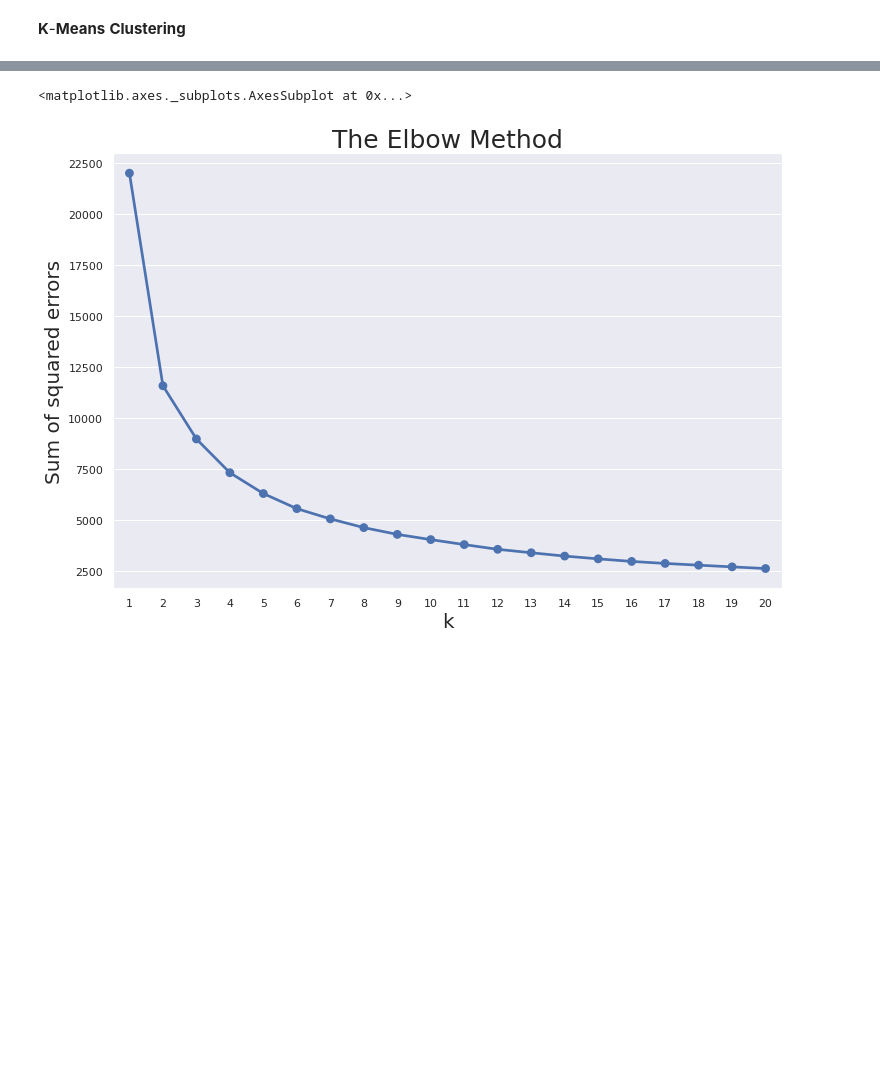
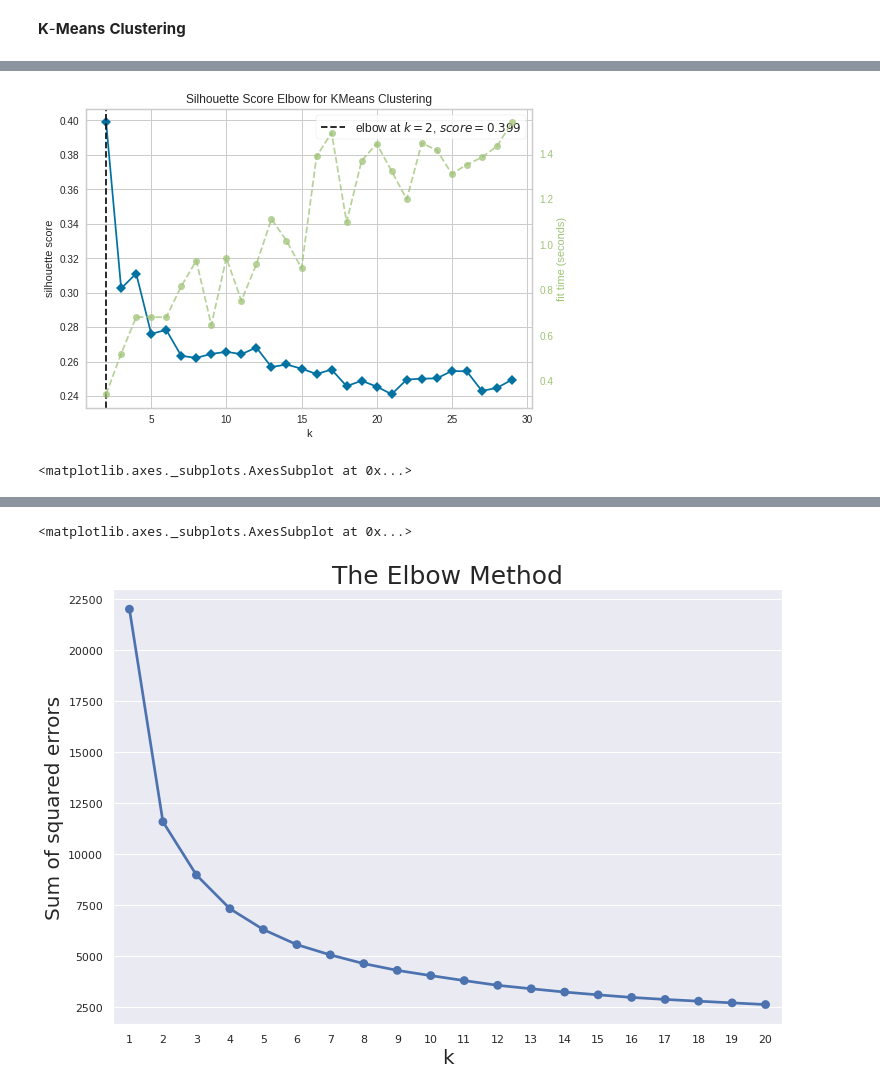
Before and after one commit to DrKamaleshR/Customersegmentation-unsupervised, a Jupyter notebook: Online_Retail_Customer_Segmentation_Capstone_Project.ipynb, the cells around one changed output, grey strips where cells are left out. Saved outputs shown, nothing was run; the diff lists cells and outputs as text; code cells hidden in the pictures; blank space fills up the shorter version.

```diff
--- a/Online_Retail_Customer_Segmentation_Capstone_Project.ipynb
+++ b/Online_Retail_Customer_Segmentation_Capstone_Project.ipynb
@@ -447,0 +507,11 @@ for k in range(1, 21):
+# %%
+# Silhouette Score for K means
+# Import ElbowVisualizer
+model = KMeans()
+# k is range of number of clusters.
+visualizer = KElbowVisualizer(model, k=(2,30),metric='silhouette', timings= True)
+visualizer.fit(RFM)        # Fit the data to the visualizer
+visualizer.show()
+# %% [output]
+[figure, added]
+<matplotlib.axes._subplots.AxesSubplot at 0x...>
```
Also changed, not shown: parts of 9 cells of this notebook.
